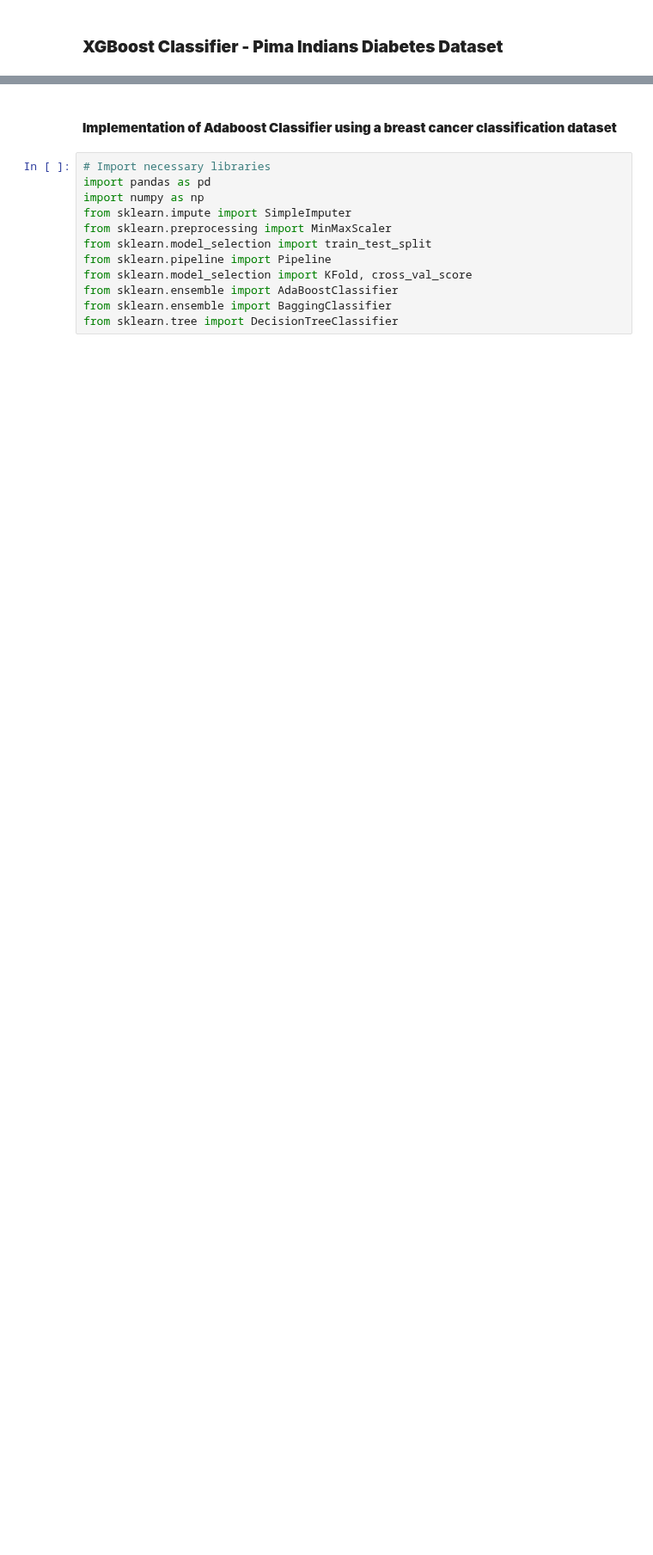
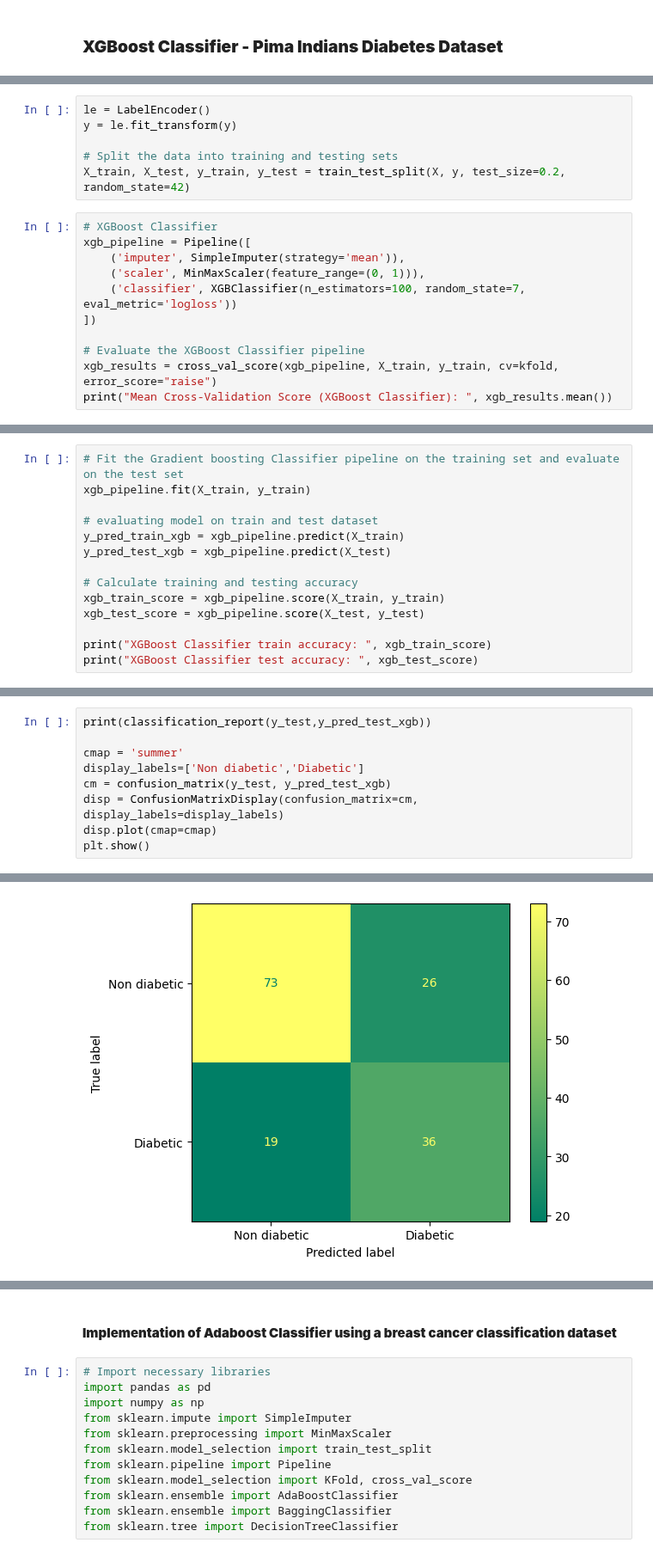
Before and after one commit to aninditadash/Introduction_to_machine_learning, a Jupyter notebook: supervised_learning/Ensemble_Learning.ipynb, the cells around one changed output, grey strips where cells are left out. Shown at 86% size. Saved outputs shown, nothing was run; the diff lists cells and outputs as text; blank space fills up the shorter version.

```diff
--- a/supervised_learning/Ensemble_Learning.ipynb
+++ b/supervised_learning/Ensemble_Learning.ipynb
@@ -1074,0 +1073,17 @@ from xgboost import XGBClassifier
+# %%
+le = LabelEncoder()
+y = le.fit_transform(y)
+
+# Split the data into training and testing sets
+X_train, X_test, y_train, y_test = train_test_split(X, y, test_size=0.2, random_state=42)
+# %%
+# XGBoost Classifier
+xgb_pipeline = Pipeline([
+    ('imputer', SimpleImputer(strategy='mean')),
+    ('scaler', MinMaxScaler(feature_range=(0, 1))),
+    ('classifier', XGBClassifier(n_estimators=100, random_state=7, eval_metric='logloss'))
+])
+
+# Evaluate the XGBoost Classifier pipeline
+xgb_results = cross_val_score(xgb_pipeline, X_train, y_train, cv=kfold, error_score="raise")
+print("Mean Cross-Validation Score (XGBoost Classifier): ", xgb_results.mean())
@@ -1074,0 +1092,14 @@ from xgboost import XGBClassifier
+# %%
+# Fit the Gradient boosting Classifier pipeline on the training set and evaluate on the test set
+xgb_pipeline.fit(X_train, y_train)
+
+# evaluating model on train and test dataset
+y_pred_train_xgb = xgb_pipeline.predict(X_train)
+y_pred_test_xgb = xgb_pipeline.predict(X_test)
+
+# Calculate training and testing accuracy
+xgb_train_score = xgb_pipeline.score(X_train, y_train)
+xgb_test_score = xgb_pipeline.score(X_test, y_test)
+
+print("XGBoost Classifier train accuracy: ", xgb_train_score)
+print("XGBoost Classifier test accuracy: ", xgb_test_score)
@@ -1074,0 +1109,10 @@ from xgboost import XGBClassifier
+# %%
+print(classification_report(y_test,y_pred_test_xgb))
+
+cmap = 'summer'
+display_labels=['Non diabetic','Diabetic']
+cm = confusion_matrix(y_test, y_pred_test_xgb)
+disp = ConfusionMatrixDisplay(confusion_matrix=cm, display_labels=display_labels)
+disp.plot(cmap=cmap)
+plt.show()
+# %% [output]
@@ -1074,0 +1127 @@ from xgboost import XGBClassifier
+[figure, added]
```
Also changed, not shown: parts of 19 cells of this notebook.
